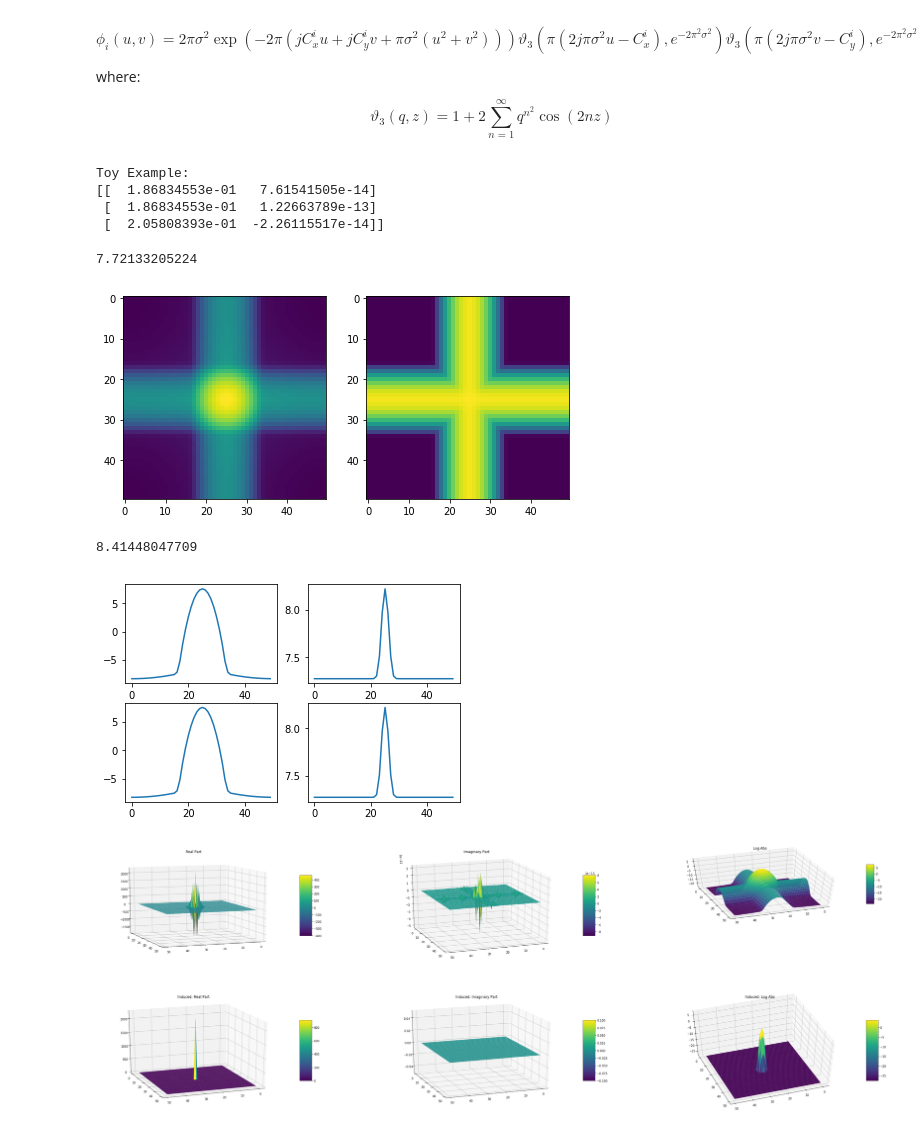
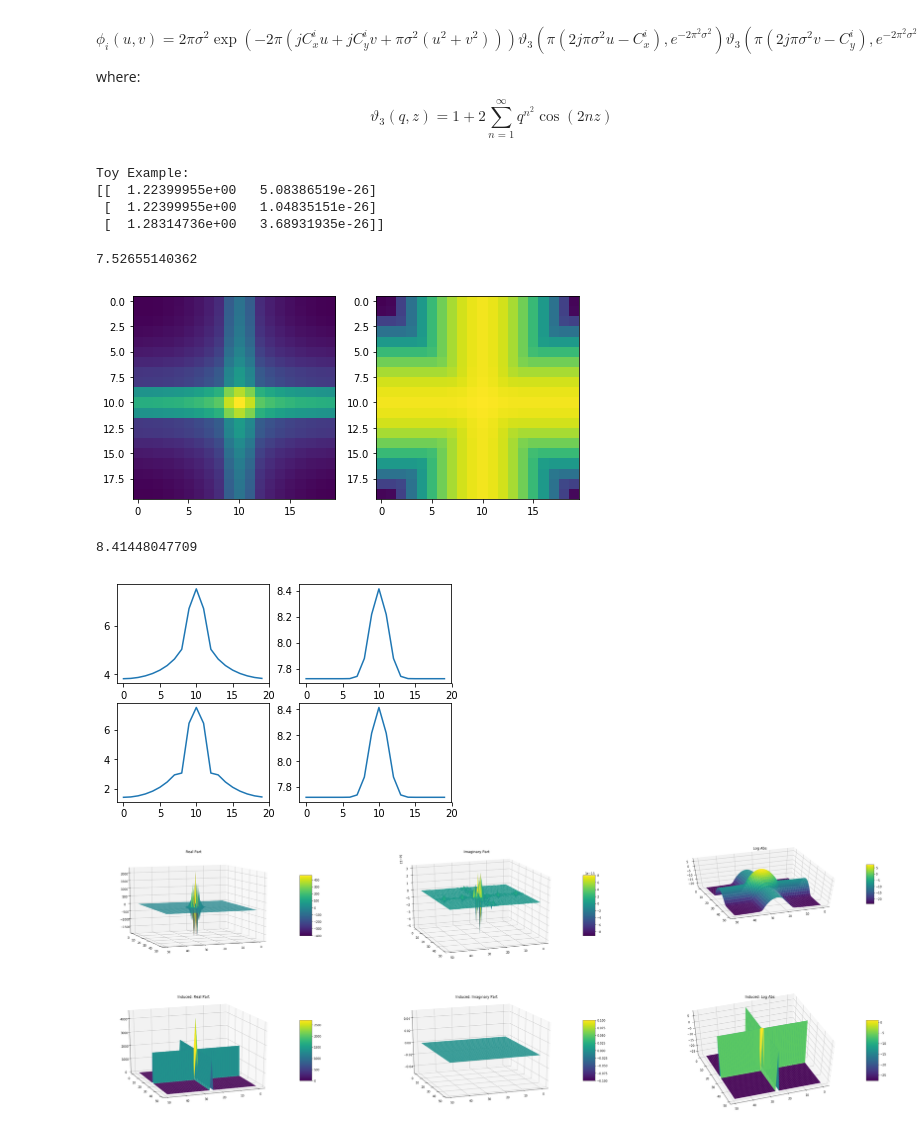
Before and after one commit to lerkoah/BayesianInterferometryIDS, a Jupyter notebook: src/main_bay_int.ipynb, the cells around one changed output. Saved outputs shown, nothing was run; the diff lists cells and outputs as text; code cells hidden in the pictures.

```diff
--- a/src/main_bay_int.ipynb
+++ b/src/main_bay_int.ipynb
@@ -26,8 +26,8 @@ def show_fft_image(img_fft, shift = True, save = False , name = 'my_name.png'):
 size = 1
 MAX_VALUE = 255
 MIN_VALUE = 0
-IMAGE_SIZE_X = 50
-IMAGE_SIZE_Y = 50
+IMAGE_SIZE_X = 20
+IMAGE_SIZE_Y = 20
 SIGMA = 5
 
 #I = np.ceil((MAX_VALUE - MIN_VALUE) * np.random.rand(size) + MIN_VALUE)
@@ -37,8 +37,8 @@ SIGMA = 5
 #Cy = np.clip(Cy,0,IMAGE_SIZE_Y)
 
 I = np.array([180])
-Cx = np.array([25])
-Cy = np.array([25])
+Cx = np.array([10])
+Cy = np.array([5])
 
 minI = np.min(I)
 argminI = np.argmin(I)
@@ -245,7 +245,7 @@ def Vobs_function(U,l,alpha,Cx,Cy, IMAGE_SIZE_X = 50, Tu = 1, Tv = 1, IMAGE_SIZE
 
     return tt.sum(tt.mul(alpha_aux,RePart), axis = 1), tt.sum(tt.mul(alpha_aux,ImPart), axis = 1)
 # %%
-def Vobs_function(U,l,alpha,Cx,Cy, IMAGE_SIZE_X = 50, Tu = 1, Tv = 1, IMAGE_SIZE_Y = 50):
+def Vobs_function(U,l,alpha,Cx,Cy, IMAGE_SIZE_X = 50, IMAGE_SIZE_Y = 50, Tu = 1, Tv = 1):
 #     print "U shape: %s, U type: %s\nl type: %s\nCx and Cy type: %s"%(U.shape, type(U), type(l), type(Cx))
 #     U_tmp = U
 #     C_tmp = tt.stack([Cx,Cy], axis = 1)
@@ -258,8 +258,8 @@ def Vobs_function(U,l,alpha,Cx,Cy, IMAGE_SIZE_X = 50, Tu = 1, Tv = 1, IMAGE_SIZE
     v = U[:,1] - IMAGE_SIZE_Y/2
     v_aux = v[:,np.newaxis]*Tv
 
-    Cx_aux = Tu*(Cx - IMAGE_SIZE_X/2)
-    Cy_aux = Tv*(Cy - IMAGE_SIZE_Y/2)
+    Cx_aux = (Cx - IMAGE_SIZE_X/2)
+    Cy_aux = (Cy - IMAGE_SIZE_Y/2)
 
     A1 = tt.exp(-2.0*PI*PI*(u_aux * u_aux) *l*l)
     A2 = tt.exp(-2.0*PI*PI*(v_aux * v_aux) *l*l)
@@ -271,11 +271,12 @@ def Vobs_function(U,l,alpha,Cx,Cy, IMAGE_SIZE_X = 50, Tu = 1, Tv = 1, IMAGE_SIZE
 
 #     print "Amplitude shape: %s, Amplitude type: %s" %(A_aux.eval().shape, type(A))
 #     argument = 2.0 * PI * (np.outer(u,Cx) + np.outer(v,Cy))
-    argument = -2.0*PI*(u[:,None]*Cx_aux[None,:] + v[:,None]*Cy_aux[None,:])
+    argument1 = -2.0*PI*(u[:,None]*Cx_aux[None,:])
+    argument2 = -2.0*PI*(v[:,None]*Cy_aux[None,:])
 #     print "argument shape: %s, argument type: %s" %(argument.shape, type(argument))
 
-    cosPart = tt.cos(argument)
-    sinPart = tt.sin(argument)
+    cosPart = tt.cos(argument1)*tt.cos(argument2)
+    sinPart = tt.sin(argument1)*tt.sin(argument2)
 
 #     print "Cosine:"
 #     print cosPart.eval()
@@ -284,8 +285,8 @@ def Vobs_function(U,l,alpha,Cx,Cy, IMAGE_SIZE_X = 50, Tu = 1, Tv = 1, IMAGE_SIZE
 
 #     print "cosPart shape: %s, cosPart type: %s" %(cosPart.eval().shape, type(cosPart))
 
-    RePart = tt.mul(A1,cosPart) + tt.mul(A2,cosPart)
-    ImPart = tt.mul(A1,sinPart) + tt.mul(A2,sinPart)
+    RePart = tt.mul(A1,cosPart)+tt.mul(A2,cosPart)
+    ImPart = tt.mul(A1,sinPart)+tt.mul(A2,sinPart)
 
 #     print "RePart shape: %s, RePart type: %s" %(RePart.eval().shape, type(cosPart))
 
@@ -303,14 +304,14 @@ init_Cx = np.array([1,1])
 init_Cy = np.array([0,0])
 init_U = np.array([[0,1],[1,0], [1,1]])
 
-PHI_Re, PHI_Im = Vobs_function(init_U,l,init_alpha,init_Cx,init_Cy, shift = False)
+PHI_Re, PHI_Im = Vobs_function(init_U,l,init_alpha,init_Cx,init_Cy)
 print('Toy Example:')
 print(np.array([PHI_Re.eval(),PHI_Im.eval()]).T)
 # %% [output]
 Toy Example:
-[[  1.86834553e-01   7.61541505e-14]
- [  1.86834553e-01   1.22663789e-13]
- [  2.05808393e-01  -2.26115517e-14]]
+[[  1.22399955e+00   5.08386519e-26]
+ [  1.22399955e+00   1.04835151e-26]
+ [  1.28314736e+00   3.68931935e-26]]
 # %%
 numberOfSamplings = U.shape[0]
 numberOfBasis = size
@@ -321,44 +322,44 @@ init_Cx = Cx
 init_Cy = Cy
 init_U = U.astype(int)
 
-PHI_Re, PHI_Im = Vobs_function(init_U,l,init_alpha,init_Cx,init_Cy, Tu = 0.03, Tv = 0.03, IMAGE_SIZE_X = 50, IMAGE_SIZE_Y = 50)
+PHI_Re, PHI_Im = Vobs_function(init_U,l,init_alpha,init_Cx,init_Cy, Tu = 0.03, Tv = 0.03, IMAGE_SIZE_X = 20, IMAGE_SIZE_Y = 20)
 
-def matrix_points(U,V_real, V_imag, IMAGE_SIZE_X = 50, IMAGE_SIZE_Y = 50):
+def matrix_points(U,V_real, V_imag, IMAGE_SIZE_X = 20, IMAGE_SIZE_Y = 20):
     U = U.astype(int)
     out_real = np.zeros([IMAGE_SIZE_X, IMAGE_SIZE_Y])
     out_imag = np.zeros([IMAGE_SIZE_X, IMAGE_SIZE_Y])
     for i in range(U.shape[0]):
         out_real[U[i,0],U[i,1]] = V_real[i]
         out_imag[U[i,0],U[i,1]] = V_imag[i]
 
     return out_real, out_imag
 
 
 Im_pix_real, Im_pix_imag = matrix_points(U,V[:,0], V[:,1])
 fig, ax = plt.subplots(1,2)
 fig.set_figheight(10)
 fig.set_figwidth(8)
 Im_pix = np.log(np.sqrt(Im_pix_real*Im_pix_real+Im_pix_imag*Im_pix_imag) +1e-12)
 ax[0].imshow( Im_pix )
 print(np.max(Im_pix))
 
 Im_ind_real, Im_ind_imag = matrix_points(U,PHI_Re.eval(), PHI_Im.eval())
 Im_ind = np.log(np.sqrt(Im_ind_real*Im_ind_real+Im_ind_imag*Im_ind_imag) +1e-12)
 ax[1].imshow( Im_ind )
 plt.show(fig)
 print(np.max(Im_ind))
 
 fig, ax = plt.subplots(2,2)
-ax[0,0].plot(Im_pix[24,:])
-ax[0,1].plot(Im_ind[24,:])
-ax[1,0].plot(Im_pix[:,24])
-ax[1,1].plot(Im_ind[:,24])
+ax[0,0].plot(Im_pix[10,:])
+ax[0,1].plot(Im_ind[10,:])
+ax[1,0].plot(Im_pix[:,10])
+ax[1,1].plot(Im_ind[:,10])
 plt.show()
 # %% [output]
-7.72133205224
+7.52655140362
-[figure, old version]
+[figure, new version]
 8.41448047709
-[figure, old version]
+[figure, new version]
 # %%
 # 3D plotting
 fig = plt.figure(figsize=plt.figaspect(0.5))
@@ -471,7 +472,7 @@ fig.set_figwidth(50)
 plt.savefig('img_sinthc_fourier.png', format='png')
 plt.show(fig)
 # %% [output]
-[figure, old version]
+[figure, new version]
 # %%
 #from scipy import optimize
 
```
Also changed, not shown: parts of 7 cells of this notebook, 14 other files.
